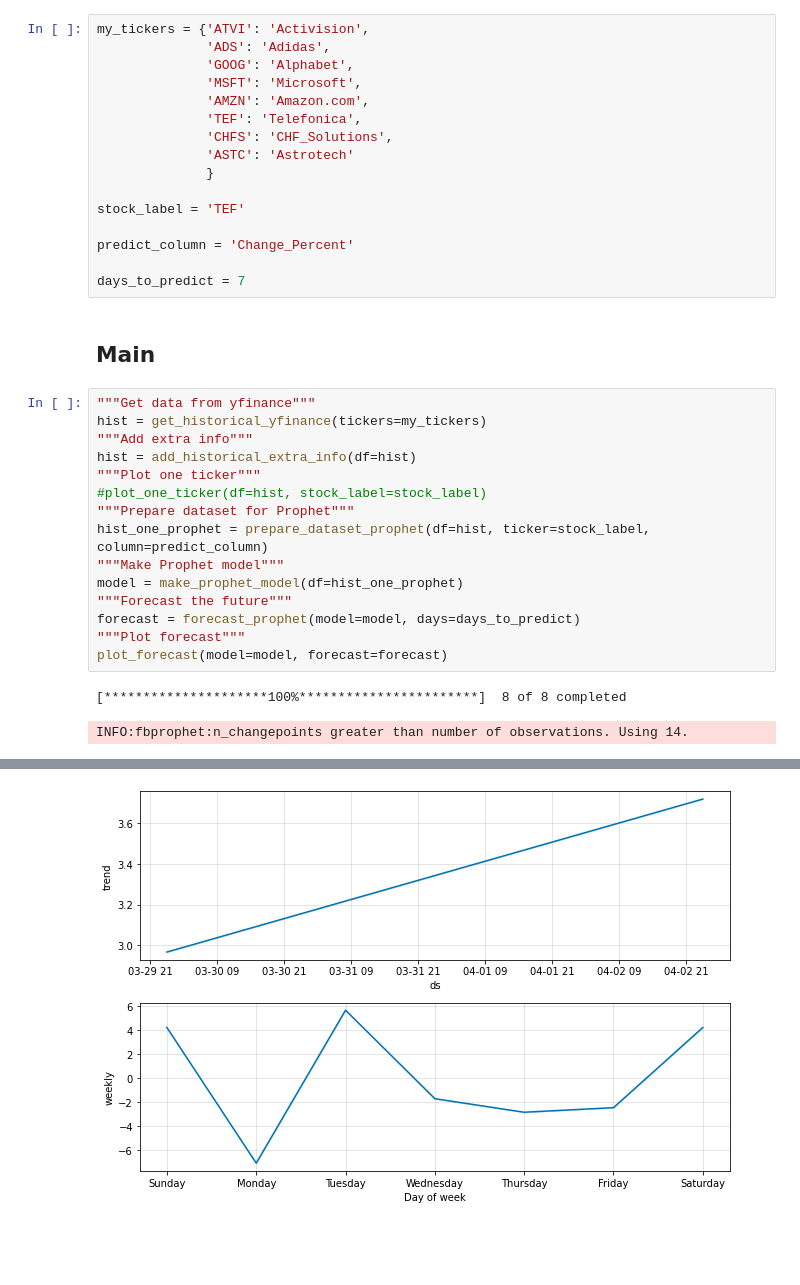
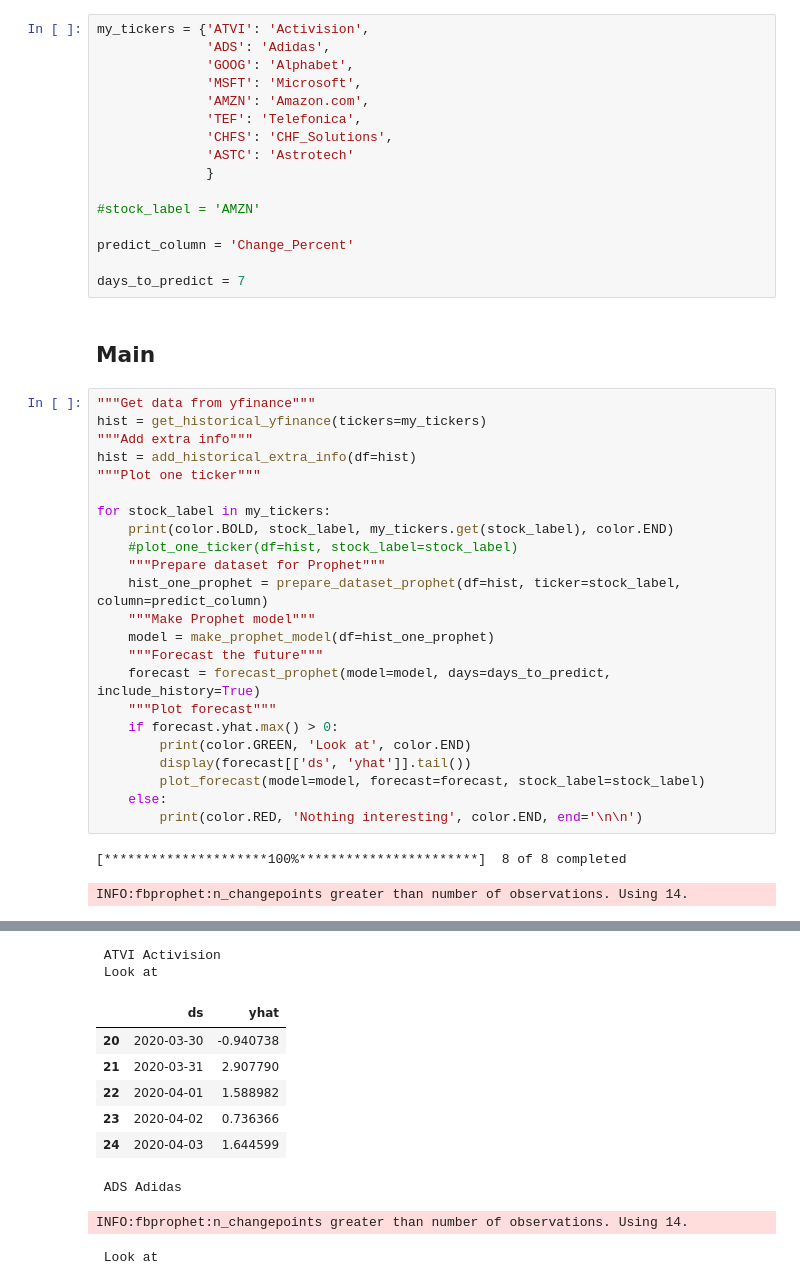
Before and after one commit to sanxlop/stocks, a Jupyter notebook: prophet_functional.ipynb, the cells around one changed output, grey strips where cells are left out. Cells and saved outputs as stored; diff of their text form; blank space fills up the shorter version.

```diff
--- a/prophet_functional.ipynb
+++ b/prophet_functional.ipynb
@@ -94,7 +105,7 @@ my_tickers = {'ATVI': 'Activision',
               'ASTC': 'Astrotech'
               }
 
-stock_label = 'TEF'
+#stock_label = 'AMZN'
 
 predict_column = 'Change_Percent'
 
@@ -107,15 +118,23 @@ hist = get_historical_yfinance(tickers=my_tickers)
 """Add extra info"""
 hist = add_historical_extra_info(df=hist)
 """Plot one ticker"""
-#plot_one_ticker(df=hist, stock_label=stock_label)
-"""Prepare dataset for Prophet"""
-hist_one_prophet = prepare_dataset_prophet(df=hist, ticker=stock_label, column=predict_column)
-"""Make Prophet model"""
-model = make_prophet_model(df=hist_one_prophet)
-"""Forecast the future"""
-forecast = forecast_prophet(model=model, days=days_to_predict)
-"""Plot forecast"""
-plot_forecast(model=model, forecast=forecast)
+
+for stock_label in my_tickers:
+    print(color.BOLD, stock_label, my_tickers.get(stock_label), color.END)
+    #plot_one_ticker(df=hist, stock_label=stock_label)
+    """Prepare dataset for Prophet"""
+    hist_one_prophet = prepare_dataset_prophet(df=hist, ticker=stock_label, column=predict_column)
+    """Make Prophet model"""
+    model = make_prophet_model(df=hist_one_prophet)
+    """Forecast the future"""
+    forecast = forecast_prophet(model=model, days=days_to_predict, include_history=True)
+    """Plot forecast"""
+    if forecast.yhat.max() > 0:
+        print(color.GREEN, 'Look at', color.END)
+        display(forecast[['ds', 'yhat']].tail())
+        plot_forecast(model=model, forecast=forecast, stock_label=stock_label)
+    else:
+        print(color.RED, 'Nothing interesting', color.END, end='\n\n')
 # %% [output]
 [*********************100%***********************]  8 of 8 completed
 INFO:fbprophet:n_changepoints greater than number of observations. Using 14.
@@ -123 +141,11 @@ INFO:fbprophet:n_changepoints greater than number of observations. Using 14.
-[figure, removed]
+ ATVI Activision
+ Look at
+|  | ds | yhat |
+| 20 | 2020-03-30 | -0.940738 |
+| 21 | 2020-03-31 | 2.907790 |
+| 22 | 2020-04-01 | 1.588982 |
+| 23 | 2020-04-02 | 0.736366 |
+| 24 | 2020-04-03 | 1.644599 |
+ ADS Adidas
+INFO:fbprophet:n_changepoints greater than number of observations. Using 14.
+ Look at
```
Also changed, not shown: parts of 2 cells of this notebook, 1 other file.
